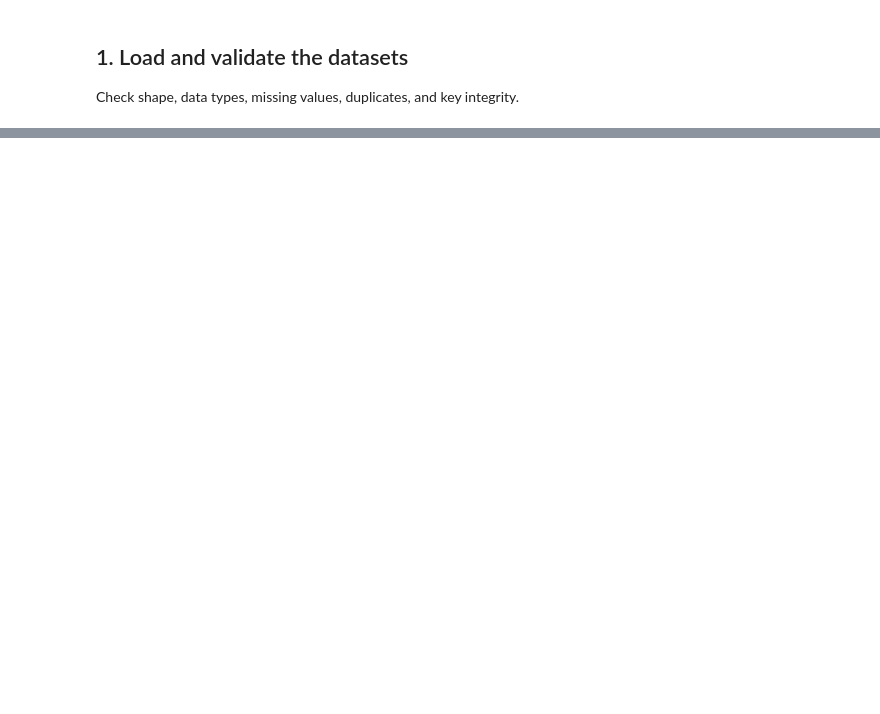
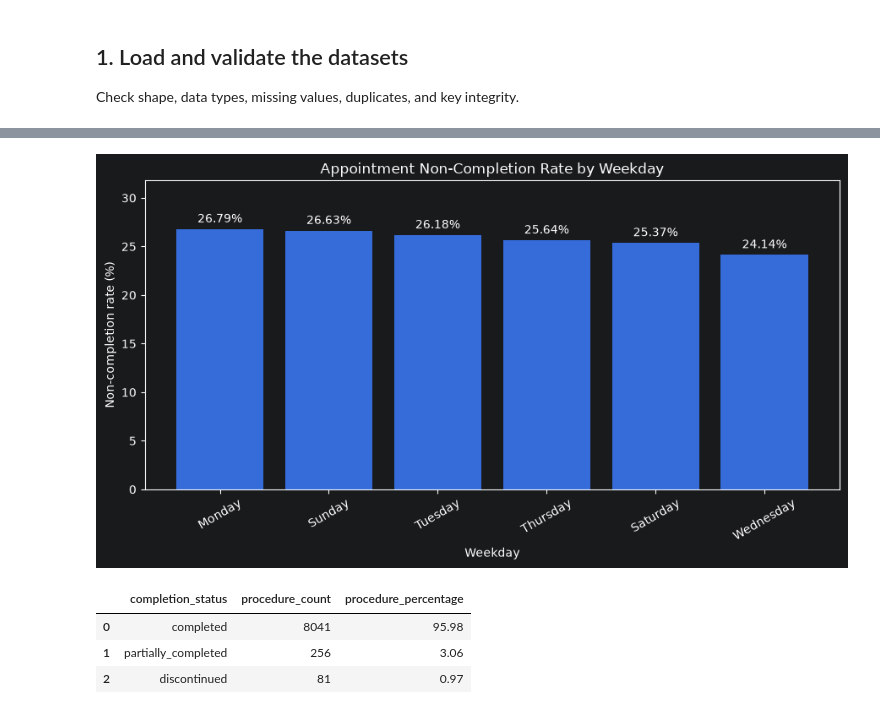
Before and after one commit to hamed-asgari/dental-clinic-operations-analytics, a Jupyter notebook: notebooks/01_eda.ipynb, the cells around one changed output, grey strips where cells are left out. Drawn from its saved outputs; the diff is of its cells as text; code cells hidden in the pictures; blank space fills up the shorter version.

Commit message:
Complete exploratory data analysis notebook

```diff
--- a/notebooks/01_eda.ipynb
+++ b/notebooks/01_eda.ipynb
@@ -32,0 +805,80 @@ For every chart, write one finding, one possible operational action, and one lim
+# %%
+weekday_plot_data = (
+    weekday_capacity_summary.loc[
+        weekday_capacity_summary[
+            "total_appointments"
+        ] > 0
+    ]
+    .sort_values(
+        "unused_capacity_rate_percentage",
+        ascending=False,
+    )
+    .reset_index(drop=True)
+)
+
+fig, ax = plt.subplots(figsize=(9, 5))
+
+bars = ax.bar(
+    weekday_plot_data["weekday"],
+    weekday_plot_data[
+        "unused_capacity_rate_percentage"
+    ],
+)
+
+ax.set_title(
+    "Appointment Non-Completion Rate by Weekday"
+)
+ax.set_xlabel("Weekday")
+ax.set_ylabel("Non-completion rate (%)")
+ax.set_ylim(
+    0,
+    weekday_plot_data[
+        "unused_capacity_rate_percentage"
+    ].max() + 5,
+)
+
+for bar, percentage in zip(
+    bars,
+    weekday_plot_data[
+        "unused_capacity_rate_percentage"
+    ],
+):
+    ax.text(
+        bar.get_x() + bar.get_width() / 2,
+        bar.get_height() + 0.4,
+        f"{percentage:.2f}%",
+        ha="center",
+        va="bottom",
+    )
+
+plt.xticks(rotation=30)
+plt.tight_layout()
+plt.show()
+# %% [output]
+[figure, added]
+# %%
+procedure_completion_summary = (
+    appointment_procedures[
+        "completion_status"
+    ]
+    .value_counts(dropna=False)
+    .rename_axis("completion_status")
+    .reset_index(name="procedure_count")
+)
+
+procedure_completion_summary[
+    "procedure_percentage"
+] = (
+    100
+    * procedure_completion_summary[
+        "procedure_count"
+    ]
+    / len(appointment_procedures)
+).round(2)
+
+procedure_completion_summary
+# %% [output]
+|  | completion_status | procedure_count | procedure_percentage |
+| 0 | completed | 8041 | 95.98 |
+| 1 | partially_completed | 256 | 3.06 |
+| 2 | discontinued | 81 | 0.97 |
```
Also changed, not shown: parts of 27 cells of this notebook.
